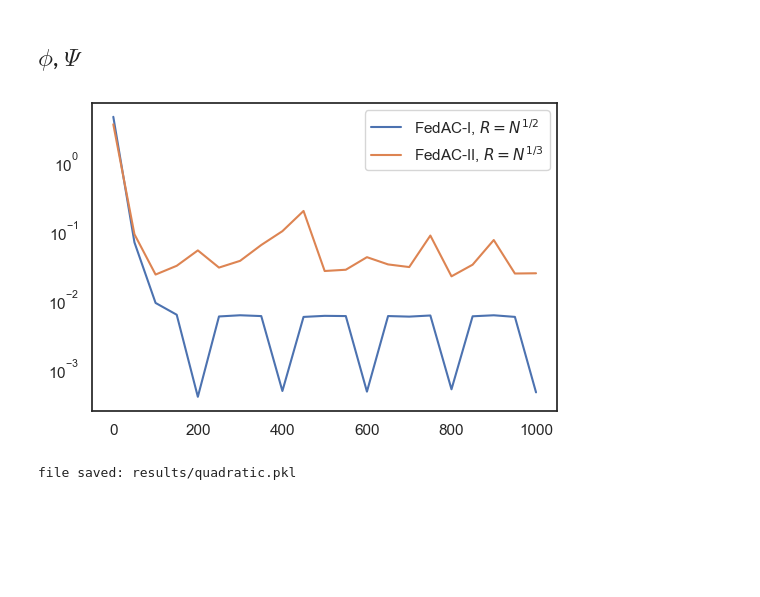
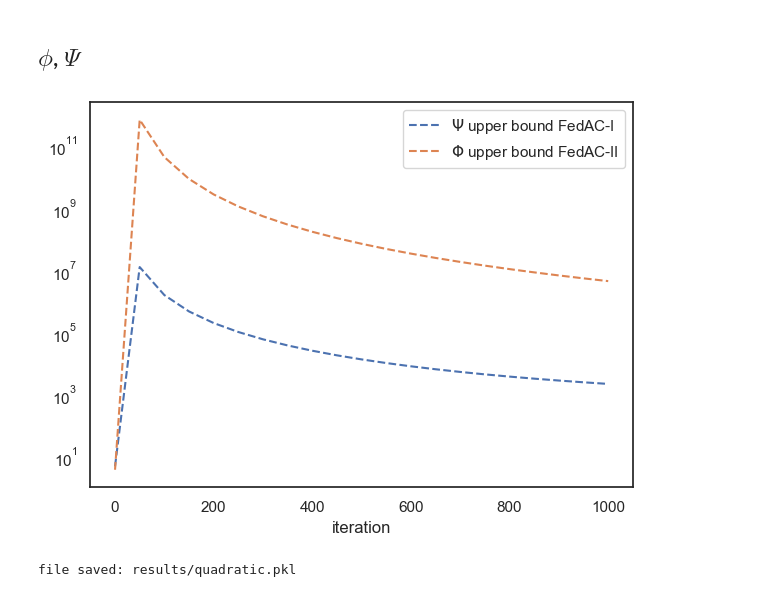
Before and after one commit to spiridonoff/Local-SGD-re, a Jupyter notebook: quadratic.ipynb, the cells around one changed output. Cells and saved outputs as stored; diff of their text form; code cells hidden in the pictures; blank space fills up the shorter version.

Commit message:
keep theoretical bounds

```diff
--- a/quadratic.ipynb
+++ b/quadratic.ipynb
@@ -428,47 +428,47 @@ H=T (OSA)
 # %% [markdown]
 ## $\phi$, $\Psi$
 # %%
-plt.figure(figsize=(6,4), dpi=100)
-for method in [6,7]:
-    plt.plot(arg.plot_every*np.arange(len(phi_dict[method])), phi_dict[method], '-', label = plot_labels[method])
+# plt.figure(figsize=(6,4), dpi=100)
+# for method in [6,7]:
+#     plt.plot(arg.plot_every*np.arange(len(phi_dict[method])), phi_dict[method], '-', label = plot_labels[method])
 
 
 # plt.gca().set_prop_cycle(None)
 
-# # FedAC-I theoretical bound:
-# phi0 = loss_0 + (arg.mu/2)*arg.d*(arg.x0**2)
-# R = int(np.ceil(arg.N**(1/2)))
-# H = arg.T/R
+# FedAC-I theoretical bound:
+phi0 = loss_0 + (arg.mu/2)*arg.d*(arg.x0**2)
+R = int(np.ceil(arg.N**(1/2)))
+H = arg.T/R
 
 
-# PSI = [phi0] + [min(np.exp(-arg.mu*t/arg.L), np.exp(- np.sqrt(arg.mu/(arg.L*H))*t))*phi0 + \
-#  2*(arg.sigma**2)/(arg.mu*arg.N*t)*(np.log(np.e + arg.mu*arg.N*t*phi0/(arg.sigma**2))**2) + \
-#  400*arg.L*(H**2)*(arg.sigma**2)/((arg.mu**2)*(t**3))*np.log(np.e + (arg.mu**2)*(t**3)*phi0/(arg.L*(H**2)*(arg.sigma**2)))
-#  for t in range(1,len(phi_dict[6]))]
+PSI = [phi0] + [min(np.exp(-arg.mu*t/arg.L), np.exp(- np.sqrt(arg.mu/(arg.L*H))*t))*phi0 + \
+ 2*(arg.sigma**2)/(arg.mu*arg.N*t)*(np.log(np.e + arg.mu*arg.N*t*phi0/(arg.sigma**2))**2) + \
+ 400*arg.L*(H**2)*(arg.sigma**2)/((arg.mu**2)*(t**3))*np.log(np.e + (arg.mu**2)*(t**3)*phi0/(arg.L*(H**2)*(arg.sigma**2)))
+ for t in range(1,len(phi_dict[6]))]
 
-# plt.plot(arg.plot_every*np.arange(len(PSI)), PSI, '--', label=r'$\Psi$  FedAC-I')
+plt.plot(arg.plot_every*np.arange(len(PSI)), PSI, '--', label=r'$\Psi$ upper bound FedAC-I')
 
-# # FedAC-II theoretical bound:
-# phi0 = loss_0 + (arg.mu/6)*arg.d*(arg.x0**2)
-# R = int(np.ceil(arg.N**(1/3)))
-# H = arg.T/R
+# FedAC-II theoretical bound:
+phi0 = loss_0 + (arg.mu/6)*arg.d*(arg.x0**2)
+R = int(np.ceil(arg.N**(1/3)))
+H = arg.T/R
 
-# PHI = [phi0] + [
-#     min(np.exp(-arg.mu*t/(3*arg.L)), np.exp(- np.sqrt(arg.mu/(arg.L*H))*t/3))*phi0 + \
-#     4*(arg.sigma**2)/(arg.mu*arg.N*t)*(np.log(np.e + arg.mu*arg.N*t*phi0/(arg.sigma**2))**2) + \
-#     8101*(arg.L**2)*(H**3)*(arg.sigma**2)/((arg.mu**3)*(t**4))*np.log(np.e + (arg.mu**3)*(t**4)*phi0/((arg.L**2)*(H**3)*(arg.sigma**2)))
-#     for t in range(1,len(phi_dict[7]))
-# ]
-# plt.plot(arg.plot_every*np.arange(len(PHI)), PHI, '--', label=r'$\Phi$  FedAC-II')
+PHI = [phi0] + [
+    min(np.exp(-arg.mu*t/(3*arg.L)), np.exp(- np.sqrt(arg.mu/(arg.L*H))*t/3))*phi0 + \
+    4*(arg.sigma**2)/(arg.mu*arg.N*t)*(np.log(np.e + arg.mu*arg.N*t*phi0/(arg.sigma**2))**2) + \
+    8101*(arg.L**2)*(H**3)*(arg.sigma**2)/((arg.mu**3)*(t**4))*np.log(np.e + (arg.mu**3)*(t**4)*phi0/((arg.L**2)*(H**3)*(arg.sigma**2)))
+    for t in range(1,len(phi_dict[7]))
+]
+plt.plot(arg.plot_every*np.arange(len(PHI)), PHI, '--', label=r'$\Phi$ upper bound FedAC-II')
 
 
-
+plt.xlabel('iteration')
 plt.yscale('log')
 plt.legend()
 plt.savefig('figures/FedAC-potentials.png', dpi=240, transparent=False, bbox_inches='tight')
 plt.show()
 # %% [output]
-[figure, old version]
+[figure, new version]
 # %%
 # Save results to a file
 file_name = 'results/quadratic.pkl'
```
Also changed, not shown: 1 other file.
